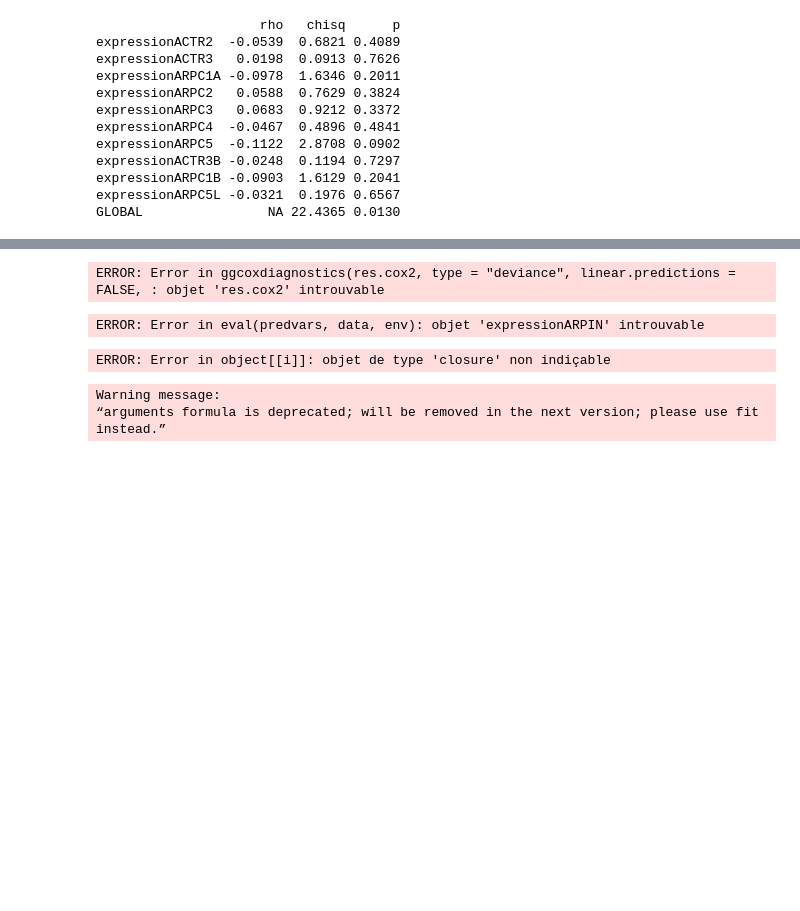
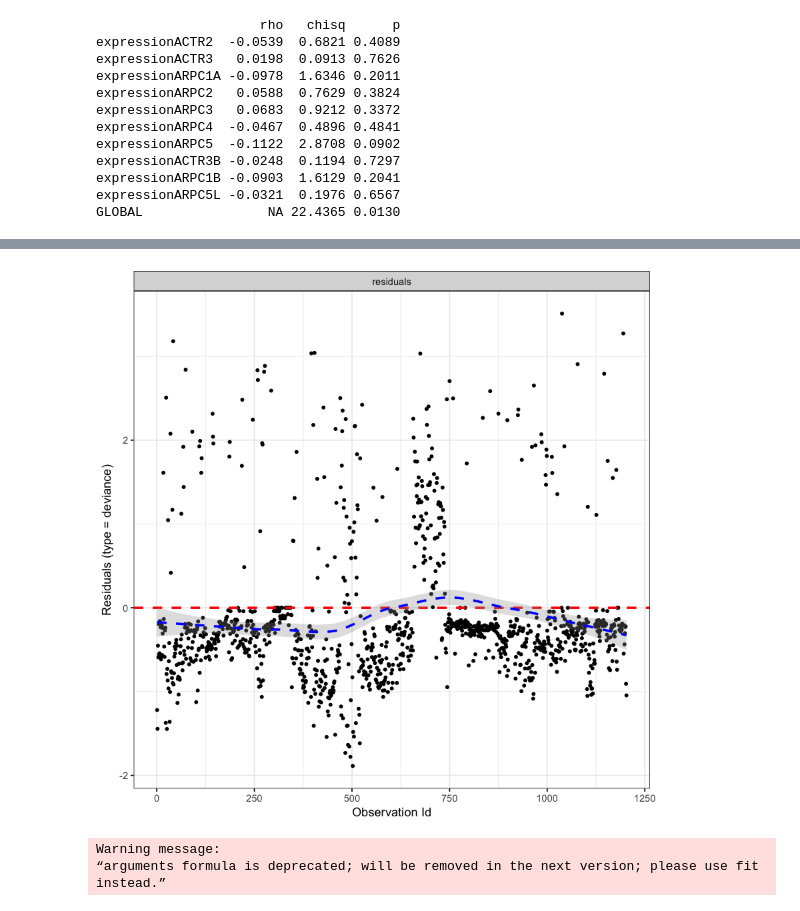
Before and after one commit to StephaneBereux/PSC, a Jupyter notebook: survival_analysis_arp23.ipynb, the cells around one changed output, grey strips where cells are left out. Cells and saved outputs as stored; diff of their text form; code cells hidden in the pictures; blank space fills up the shorter version.

```diff
--- a/survival_analysis_arp23.ipynb
+++ b/survival_analysis_arp23.ipynb
@@ -102,14 +114,6 @@ ggcoxzph(test.ph)
 # %%
-ggcoxdiagnostics(res.cox2, type = "deviance",
-                 linear.predictions = FALSE, ggtheme = theme_bw())
+ggcoxdiagnostics(res.cox1, type = "deviance",
+                 linear.predictions = FALSE, ggtheme = theme_bw())   # another diagnosis (blue line should be horizontal)
 # %% [output]
-ERROR: Error in ggcoxdiagnostics(res.cox2, type = "deviance", linear.predictions = FALSE, : objet 'res.cox2' introuvable
+[figure, added]
-# %%
-diff <- survdiff(Surv(survival, event) ~ expressionARPIN, data = df)
-# %% [output]
-ERROR: Error in eval(predvars, data, env): objet 'expressionARPIN' introuvable
-# %%
-summary(diff)
-# %% [output]
-ERROR: Error in object[[i]]: objet de type 'closure' non indiçable
 # %%
```
Also changed, not shown: parts of 14 cells of this notebook, 2 other files.
